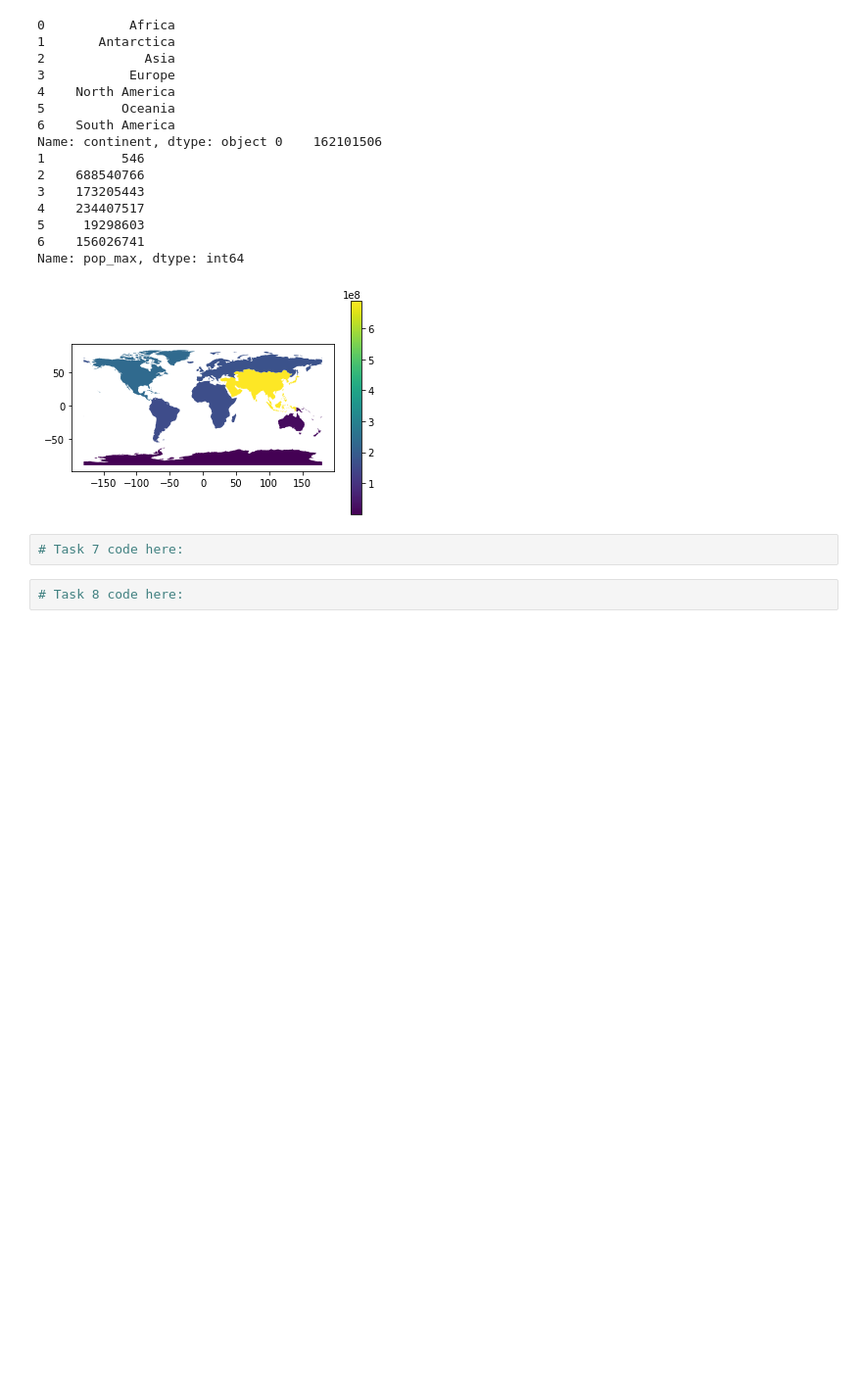
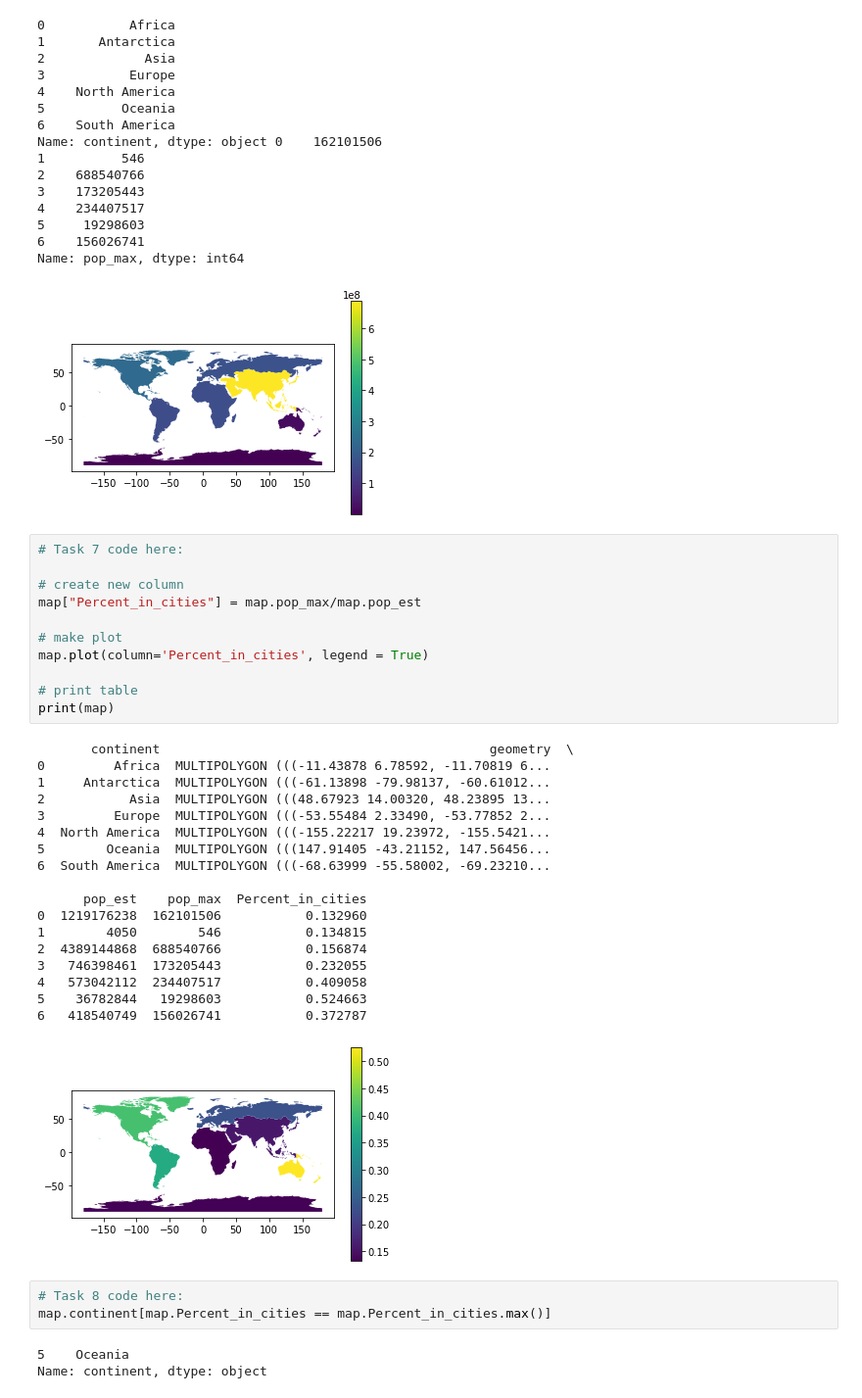
Before and after one commit to raruggie/EnvDatSci22, a Jupyter notebook: CodeSprints/VectorData101.ipynb, the cells around one changed output. Shown at 98% size. Saved outputs shown, nothing was run; the diff lists cells and outputs as text; blank space fills up the shorter version.

```diff
--- a/CodeSprints/VectorData101.ipynb
+++ b/CodeSprints/VectorData101.ipynb
@@ -782,7 +782,39 @@ Name: continent, dtype: object 0    162101506
 6    156026741
 Name: pop_max, dtype: int64
 [figure]
+# %%
+# Task 7 code here:
+
+# create new column
+map["Percent_in_cities"] = map.pop_max/map.pop_est
+
+# make plot
+map.plot(column='Percent_in_cities', legend = True)
+
+# print table
+print(map)
+# %% [output]
+       continent                                           geometry  \
+0         Africa  MULTIPOLYGON (((-11.43878 6.78592, -11.70819 6...
+1     Antarctica  MULTIPOLYGON (((-61.13898 -79.98137, -60.61012...
+2           Asia  MULTIPOLYGON (((48.67923 14.00320, 48.23895 13...
+3         Europe  MULTIPOLYGON (((-53.55484 2.33490, -53.77852 2...
+4  North America  MULTIPOLYGON (((-155.22217 19.23972, -155.5421...
+5        Oceania  MULTIPOLYGON (((147.91405 -43.21152, 147.56456...
+6  South America  MULTIPOLYGON (((-68.63999 -55.58002, -69.23210...
+
+      pop_est    pop_max  Percent_in_cities
+0  1219176238  162101506           0.132960
+1        4050        546           0.134815
+2  4389144868  688540766           0.156874
+3   746398461  173205443           0.232055
+4   573042112  234407517           0.409058
+5    36782844   19298603           0.524663
+6   418540749  156026741           0.372787
+[figure, added]
 # %%
-# Task 7 code here:
+# Task 8 code here:
+map.continent[map.Percent_in_cities == map.Percent_in_cities.max()]
+# %% [output]
+5    Oceania
+Name: continent, dtype: object
-# %%
-# Task 8 code here:
```
